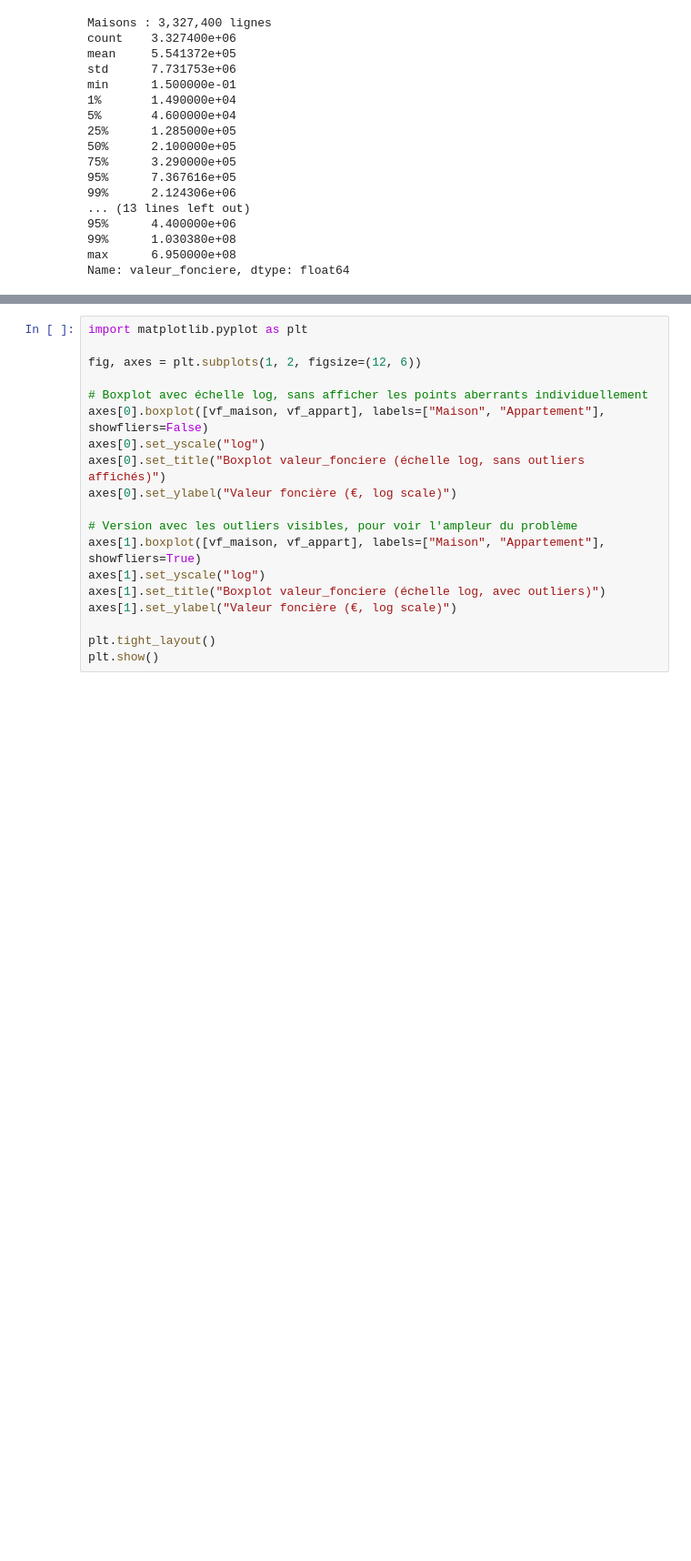
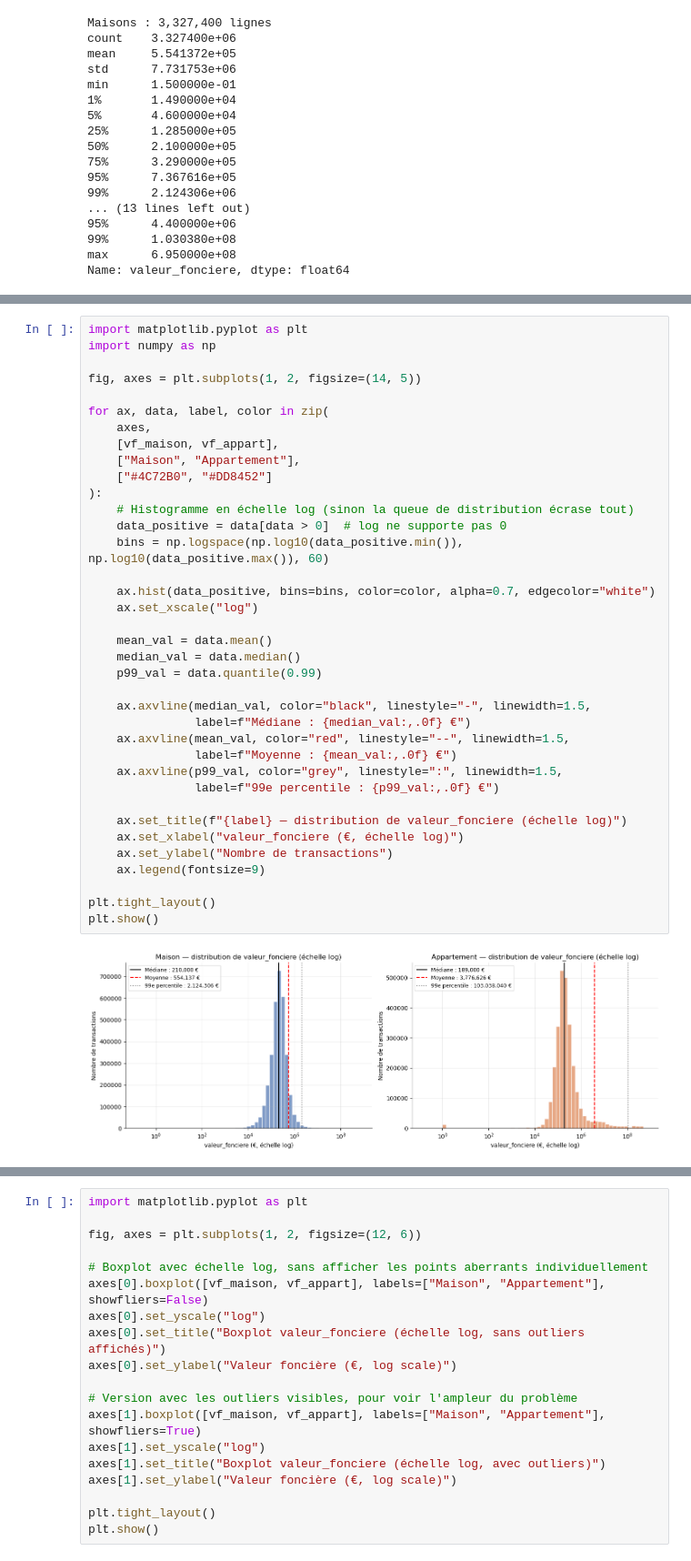
Before and after one commit to sanagargouri/projet-immo-france, a Jupyter notebook: notebooks/02_regles_nettoyage_dvf.ipynb, the cells around one changed output, grey strips where cells are left out. Shown at 91% size. Cells and saved outputs as stored; diff of their text form; blank space fills up the shorter version.

Commit message:
EDA terminee : regles de nettoyage residentiel (391188 transactions commercial, 4748082 residentiel)

```diff
--- a/notebooks/02_regles_nettoyage_dvf.ipynb
+++ b/notebooks/02_regles_nettoyage_dvf.ipynb
@@ -196,0 +226,39 @@ Name: valeur_fonciere, dtype: float64
+# %%
+import matplotlib.pyplot as plt
+import numpy as np
+
+fig, axes = plt.subplots(1, 2, figsize=(14, 5))
+
+for ax, data, label, color in zip(
+    axes,
+    [vf_maison, vf_appart],
+    ["Maison", "Appartement"],
+    ["#4C72B0", "#DD8452"]
+):
+    # Histogramme en échelle log (sinon la queue de distribution écrase tout)
+    data_positive = data[data > 0]  # log ne supporte pas 0
+    bins = np.logspace(np.log10(data_positive.min()), np.log10(data_positive.max()), 60)
+
+    ax.hist(data_positive, bins=bins, color=color, alpha=0.7, edgecolor="white")
+    ax.set_xscale("log")
+
+    mean_val = data.mean()
+    median_val = data.median()
+    p99_val = data.quantile(0.99)
+
+    ax.axvline(median_val, color="black", linestyle="-", linewidth=1.5,
+               label=f"Médiane : {median_val:,.0f} €")
+    ax.axvline(mean_val, color="red", linestyle="--", linewidth=1.5,
+               label=f"Moyenne : {mean_val:,.0f} €")
+    ax.axvline(p99_val, color="grey", linestyle=":", linewidth=1.5,
+               label=f"99e percentile : {p99_val:,.0f} €")
+
+    ax.set_title(f"{label} — distribution de valeur_fonciere (échelle log)")
+    ax.set_xlabel("valeur_fonciere (€, échelle log)")
+    ax.set_ylabel("Nombre de transactions")
+    ax.legend(fontsize=9)
+
+plt.tight_layout()
+plt.show()
+# %% [output]
+[figure, added]
```
Also changed, not shown: parts of 12 cells of this notebook, 2 other files.
